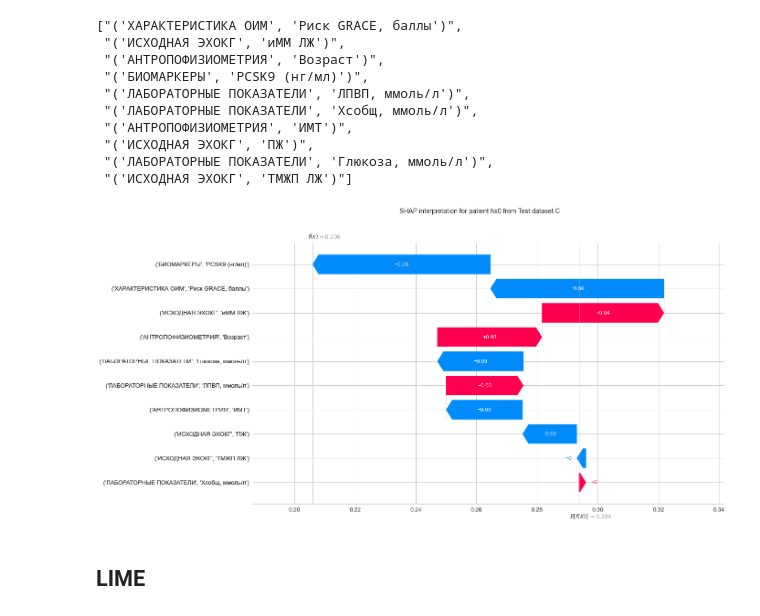
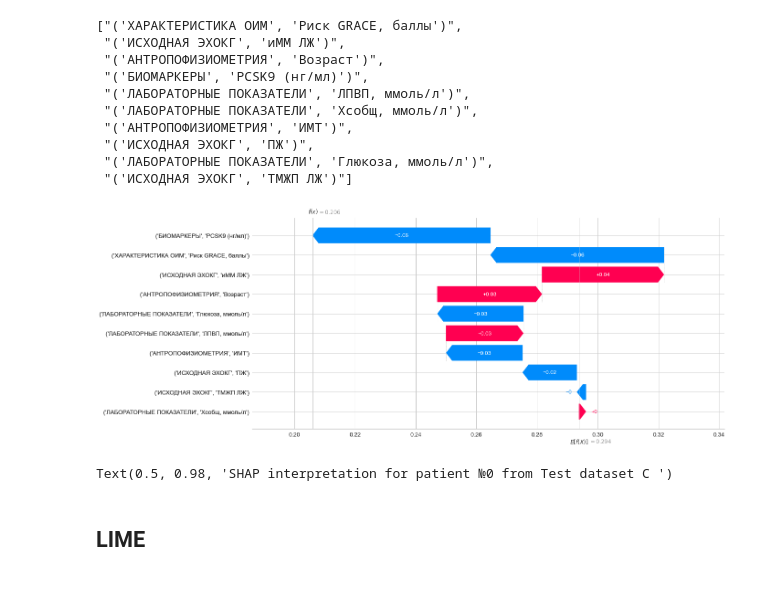
Before and after one commit to KonstantinBurkin/personalized-medicine, a Jupyter notebook: Scripts/Interpretability.ipynb, the cells around one changed output. Drawn from its saved outputs; the diff is of its cells as text; code cells hidden in the pictures; blank space fills up the shorter version.

Commit message:
coded class and functions for interpretation

```diff
--- a/Scripts/Interpretability.ipynb
+++ b/Scripts/Interpretability.ipynb
@@ -476,12 +601,14 @@ exp = shap.Explanation(shap_values.values[:,:,1],
                   # data=X_test.values, # shows values of that patient
                   feature_names=X_test.columns)
 # %%
-x = waterfall(exp[idx], show=False)
-x.set_size_inches(18.5, 10.5)
+x = shap.plots.waterfall(exp[0], show=False)
+x.set_size_inches(18.5, 8.5)
 # x.margins(10)
+plt.show()
 x.suptitle('SHAP interpretation for patient №0 from Test dataset C ')
-# x.savefig('./HSE project/Graphics/combined/Interpretation/SHAP - patient 0 cli and bio C.pdf', bbox_inches='tight')
+# x.savefig('./HSE project/Graphics/combined/Interpretation/SHAP patient 0 cli.pdf', bbox_inches='tight')
 # %% [output]
-[figure, old version]
+[figure, new version]
+Text(0.5, 0.98, 'SHAP interpretation for patient №0 from Test dataset C ')
 # %% [markdown]
 ## LIME
```
Also changed, not shown: parts of 11 cells of this notebook.
